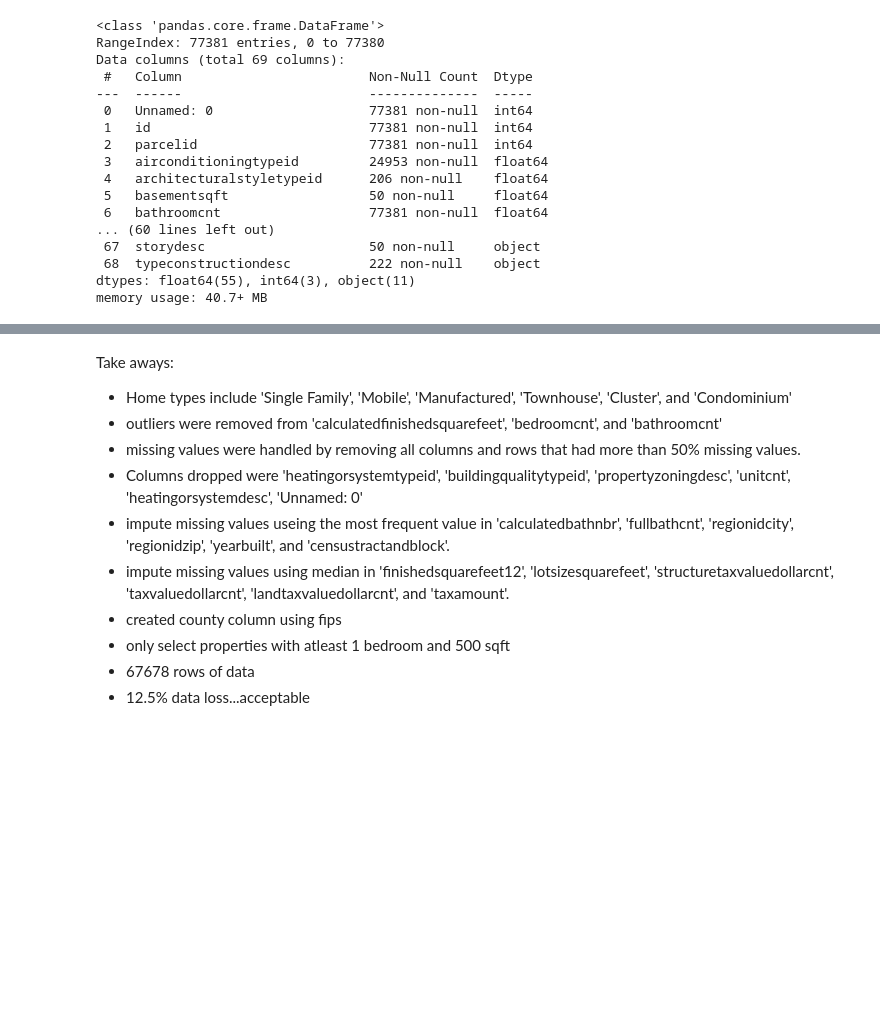
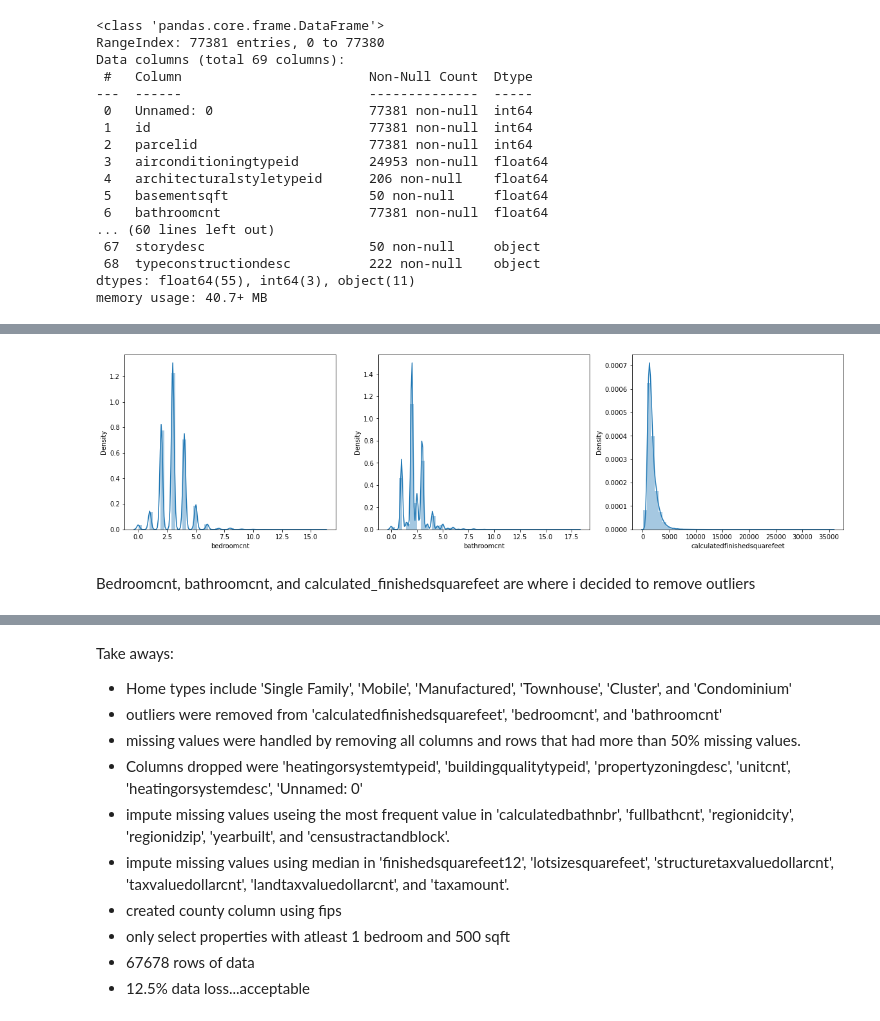
Before and after one commit to craigcalzado/clustering-project, a Jupyter notebook: cluster_project.ipynb, the cells around one changed output, grey strips where cells are left out. Cells and saved outputs as stored; diff of their text form; code cells hidden in the pictures; blank space fills up the shorter version.

```diff
--- a/cluster_project.ipynb
+++ b/cluster_project.ipynb
@@ -46,3 +52,14 @@ Take aways:
+# %%
+# Histogram of bedroomcnt, bathroomcnt, and calculatedsqft
+fig, ax = plt.subplots(1, 3, figsize=(20,5))
+sns.distplot(zillow_data.bedroomcnt, ax=ax[0])
+sns.distplot(zillow_data.bathroomcnt, ax=ax[1])
+sns.distplot(zillow_data.calculatedfinishedsquarefeet, ax=ax[2])
+plt.show()
+# %% [output]
+[figure, added]
+# %% [markdown]
+Bedroomcnt, bathroomcnt, and calculated_finishedsquarefeet are where i decided to remove outliers
 # %%
 # prep data
 zillow = wrangle.prepare_zillow(zillow_data)
```
Also changed, not shown: parts of 20 cells of this notebook, 1 other file.
